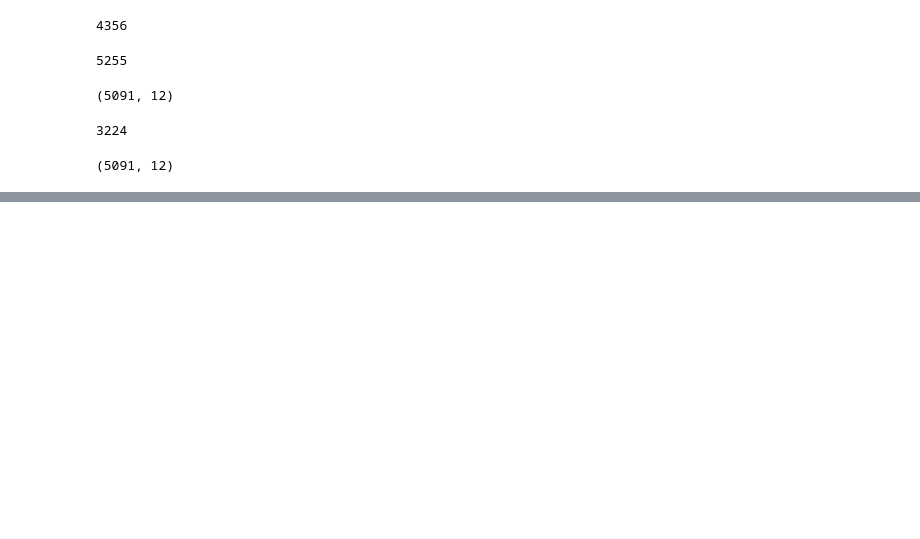
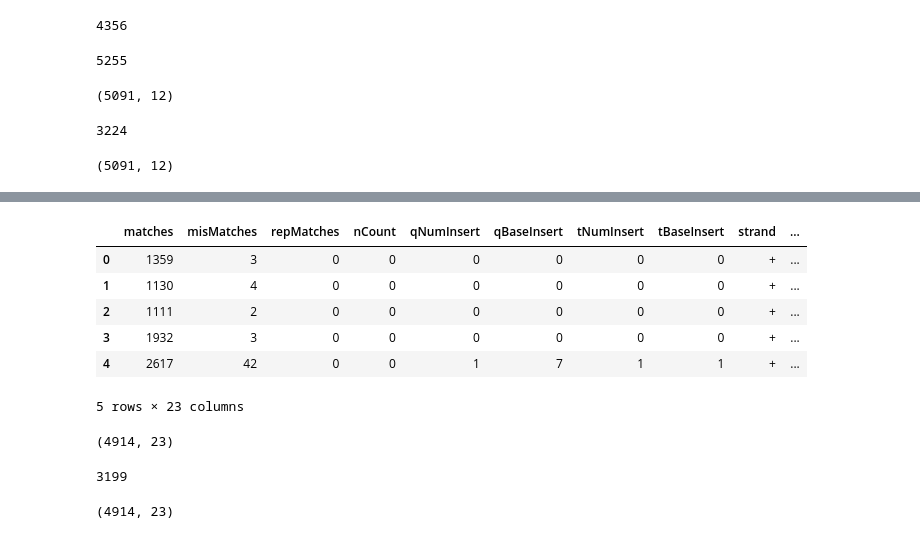
Before and after one commit to georgiadoing/seqADAGE, a Jupyter notebook: Py/muk_transfer_learning/genomic_mapping/Mukundan_sA_ec_pg_mapping.ipynb, the cells around one changed output, grey strips where cells are left out. Saved outputs shown, nothing was run; the diff lists cells and outputs as text; code cells hidden in the pictures; blank space fills up the shorter version.

```diff
--- a/Py/muk_transfer_learning/genomic_mapping/Mukundan_sA_ec_pg_mapping.ipynb
+++ b/Py/muk_transfer_learning/genomic_mapping/Mukundan_sA_ec_pg_mapping.ipynb
@@ -179,0 +308,32 @@ best_hits_loaded.shape
+# %%
+# Define a percentage match metric
+blat_hits['pident'] = 100 * (blat_hits['matches'] / (blat_hits['matches'] + blat_hits['misMatches']))
+
+# Custom score since we don't necessarily get a 'pident' --> reward high number of matches and high percentage of matches
+blat_hits['score'] = blat_hits['matches'] * (blat_hits['pident'] / 100)
+blat_hits.head()
+# %% [output]
+|  | matches | misMatches | repMatches | nCount | qNumInsert | qBaseInsert | tNumInsert | tBaseInsert | strand | ... |
+| 0 | 1359 | 3 | 0 | 0 | 0 | 0 | 0 | 0 | + | ... |
+| 1 | 1130 | 4 | 0 | 0 | 0 | 0 | 0 | 0 | + | ... |
+| 2 | 1111 | 2 | 0 | 0 | 0 | 0 | 0 | 0 | + | ... |
+| 3 | 1932 | 3 | 0 | 0 | 0 | 0 | 0 | 0 | + | ... |
+| 4 | 2617 | 42 | 0 | 0 | 1 | 7 | 1 | 1 | + | ... |
+5 rows × 23 columns
+# %%
+# Get top 2 E. coli hits for every S. aureus gene
+top2_blat_hits = (
+    blat_hits
+    .sort_values(["qName", "score"], ascending=[True, False])
+    .groupby("qName")
+    .head(2)
+)
+
+top2_blat_hits.shape
+# %% [output]
+(4914, 23)
+# %%
+# We've pulled about 3,200 E. coli genes
+top2_blat_hits['tName'].nunique()
+# %% [output]
+3199
@@ -179,0 +346,9 @@ best_hits_loaded.shape
+# %%
+# Verify I can load back in data
+blat_hits_loaded = pd.read_csv(
+  '/content/drive/My Drive/Comp-Bio-Projs-S26/data/muk-in-use/ec_sa_kmer_hits.csv',
+  index_col = 0
+)
+blat_hits_loaded.shape
+# %% [output]
+(4914, 23)
```
Also changed, not shown: parts of 21 cells of this notebook.
